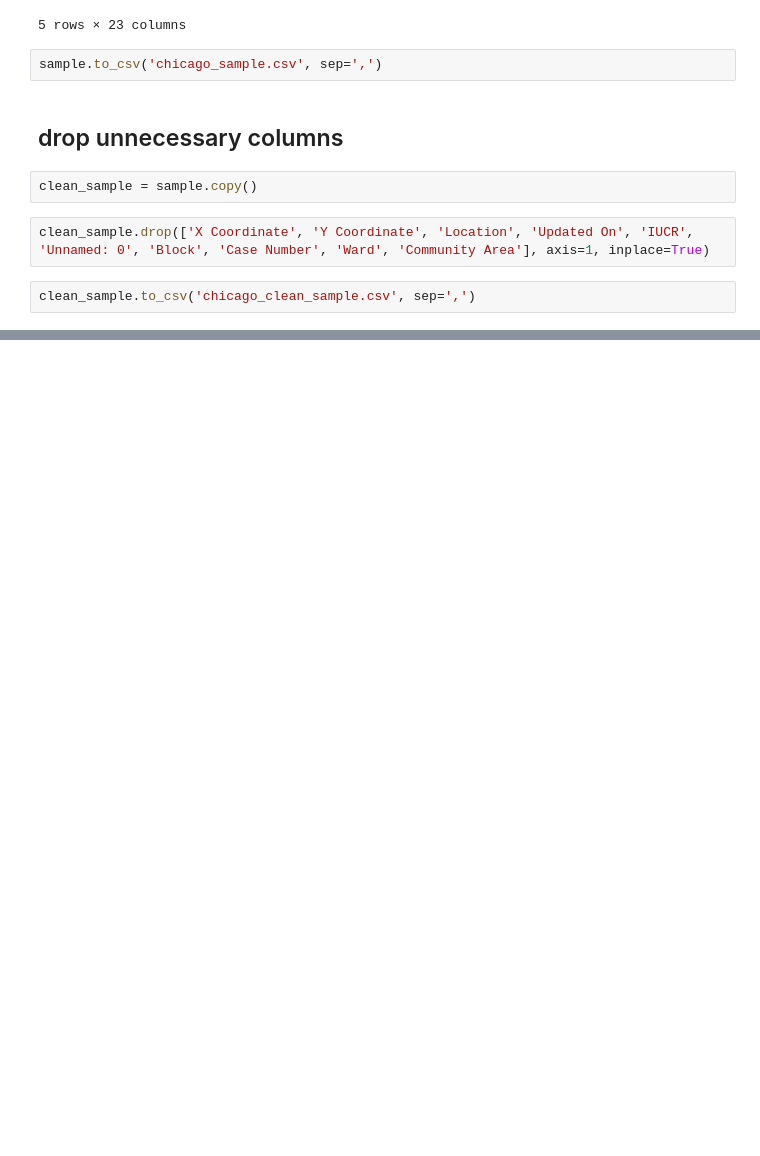
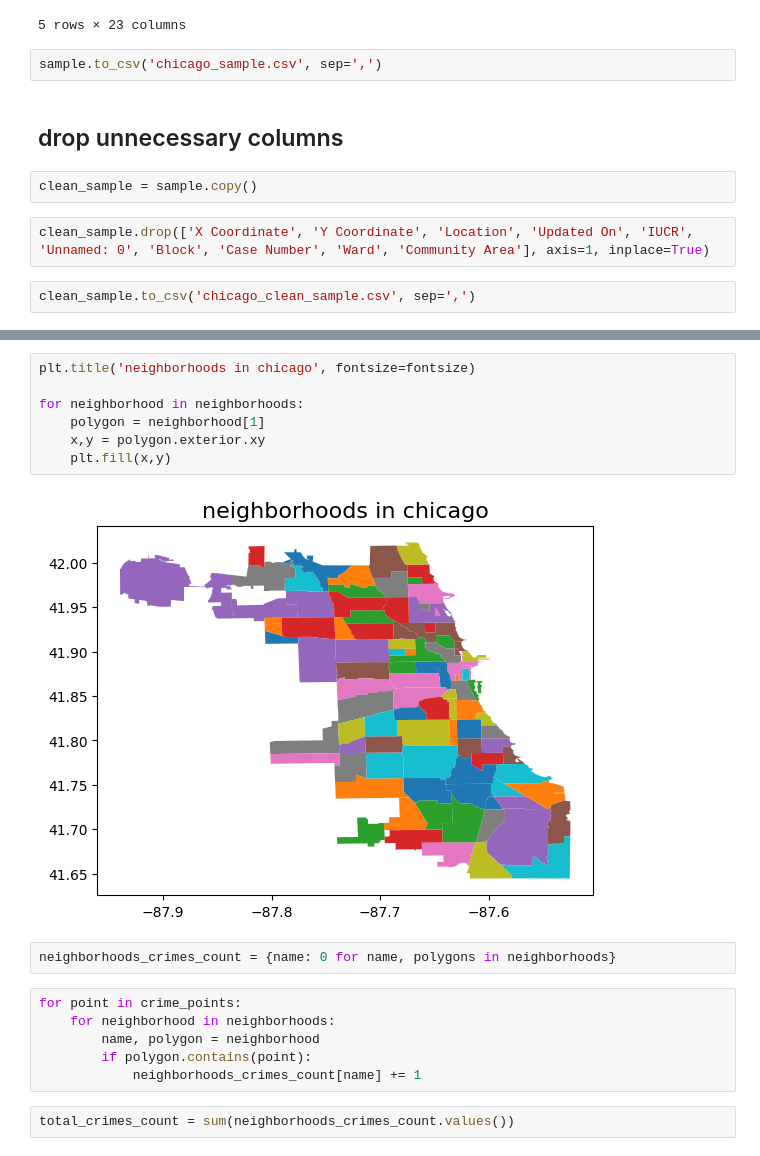
Before and after one commit to Elilgo324/chicago-crimes-exploration, a Jupyter notebook: main.ipynb, the cells around one changed output, grey strips where cells are left out. Saved outputs shown, nothing was run; the diff lists cells and outputs as text; blank space fills up the shorter version.

```diff
--- a/main.ipynb
+++ b/main.ipynb
@@ -76,0 +136,19 @@ clean_sample.head()
+# %%
+plt.title('neighborhoods in chicago', fontsize=fontsize)
+
+for neighborhood in neighborhoods:
+    polygon = neighborhood[1]
+    x,y = polygon.exterior.xy
+    plt.fill(x,y)
+# %% [output]
+[figure, added]
+# %%
+neighborhoods_crimes_count = {name: 0 for name, polygons in neighborhoods}
+# %%
+for point in crime_points:
+    for neighborhood in neighborhoods:
+        name, polygon = neighborhood
+        if polygon.contains(point):
+            neighborhoods_crimes_count[name] += 1
+# %%
+total_crimes_count = sum(neighborhoods_crimes_count.values())
```
Also changed, not shown: parts of 16 cells of this notebook, 3 other files.
